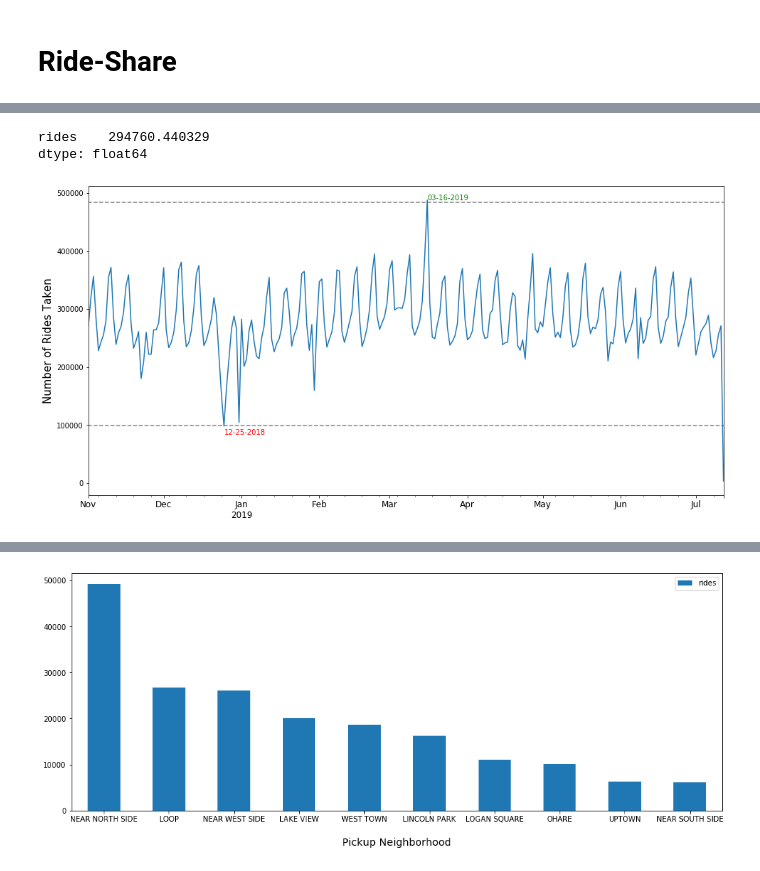
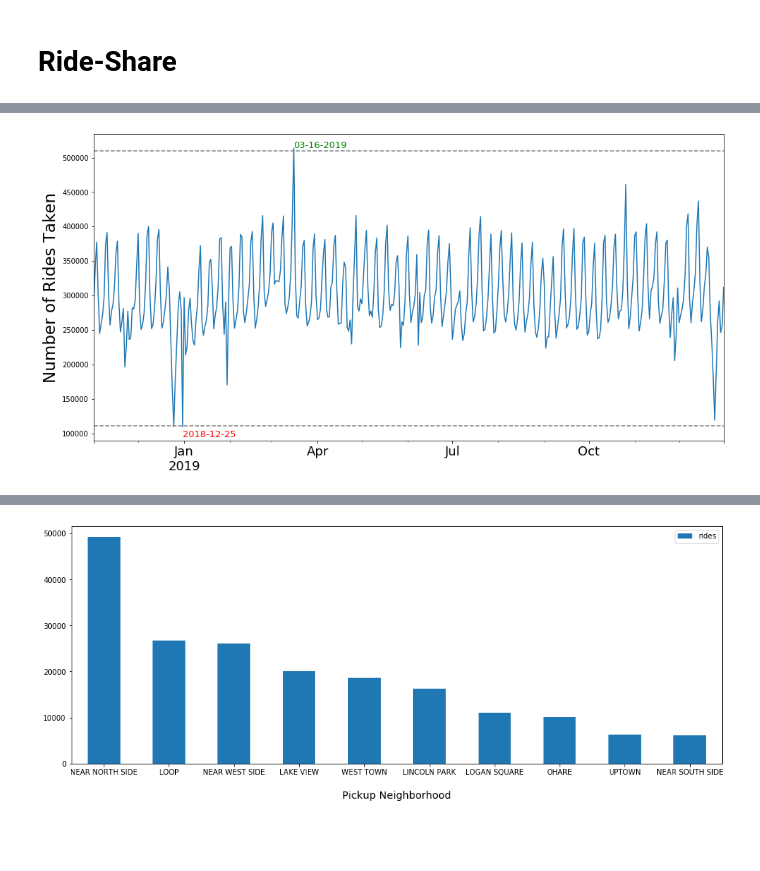
Before and after one commit to DanCorley/uber_demand, a Jupyter notebook: query_clean.ipynb, the cells around one changed output, grey strips where cells are left out. Saved outputs shown, nothing was run; the diff lists cells and outputs as text; code cells hidden in the pictures; blank space fills up the shorter version.

```diff
--- a/query_clean.ipynb
+++ b/query_clean.ipynb
@@ -198,2 +19,0 @@ def get_community_rides(*args):
-# %%
-community_df = get_community_rides()
@@ -252,2 +69,0 @@ hour_group[(hour_group['date_time'] > '11-17-18') & (hour_group['date_time'] < '
-# %%
-community_df['same_comm'] = community_df.apply(lambda row: np.where(row['pickup_community_area'] == row['dropoff_community_area'], 1,0), axis=1)
@@ -375,30 +160,28 @@ community_boundaries.area_numbe = community_boundaries.area_numbe.astype('float6
-# %%
-daily_totals.sum()/243
-# %% [output]
-rides    294760.440329
-dtype: float64
 # %%
-daily_totals = daily_pickup_df.groupby('date').agg({'rides':'sum'})
+# plot all rides in dataframe by day
+
+daily_totals = community_df.groupby('date').agg({'rides':'sum'})
 
 max_ride = daily_totals[daily_totals.rides == daily_totals.rides.max()]
 min_ride = daily_totals[daily_totals.rides == daily_totals[:-1].rides.min()]
 
 daily_totals.plot(figsize=(16,8), label=['total rides'])
 plt.title('')
 
-plt.text(max_ride.index[0], max_ride['rides'], max_ride.index[0].strftime('%m-%d-%Y'), color='green')
+plt.text(max_ride.index[0], max_ride['rides'], max_ride.index[0].strftime('%m-%d-%Y'), color='green', fontsize=13)
 plt.hlines(max_ride['rides']-4000,0,100000, linestyles='dashed', alpha=.5)
 
-plt.text(min_ride.index[0], min_ride['rides']-15000, min_ride.index[0].strftime('%m-%d-%Y'), color='red')
+plt.text(min_ride.index[0], min_ride['rides']-15000, '2018-12-25', color='red', fontsize=13)
 plt.hlines(min_ride['rides']+1000,0,100000, linestyles='dashed', alpha=.5)
 
-plt.ylabel('Number of Rides Taken', fontsize=15)
+plt.ylabel('Number of Rides Taken', fontsize=23)
+
 
 plt.xlabel('')
-plt.xticks(fontsize=12)
+plt.xticks(fontsize=18)
 plt.legend([])
 
-plt.savefig('test',transparent=True)
+plt.savefig('all_rides',transparent=True)
 plt.legend().remove();
 # %% [output]
-[figure, old version]
+[figure, new version]
```
Also changed, not shown: parts of 109 cells of this notebook, 1 other file.
